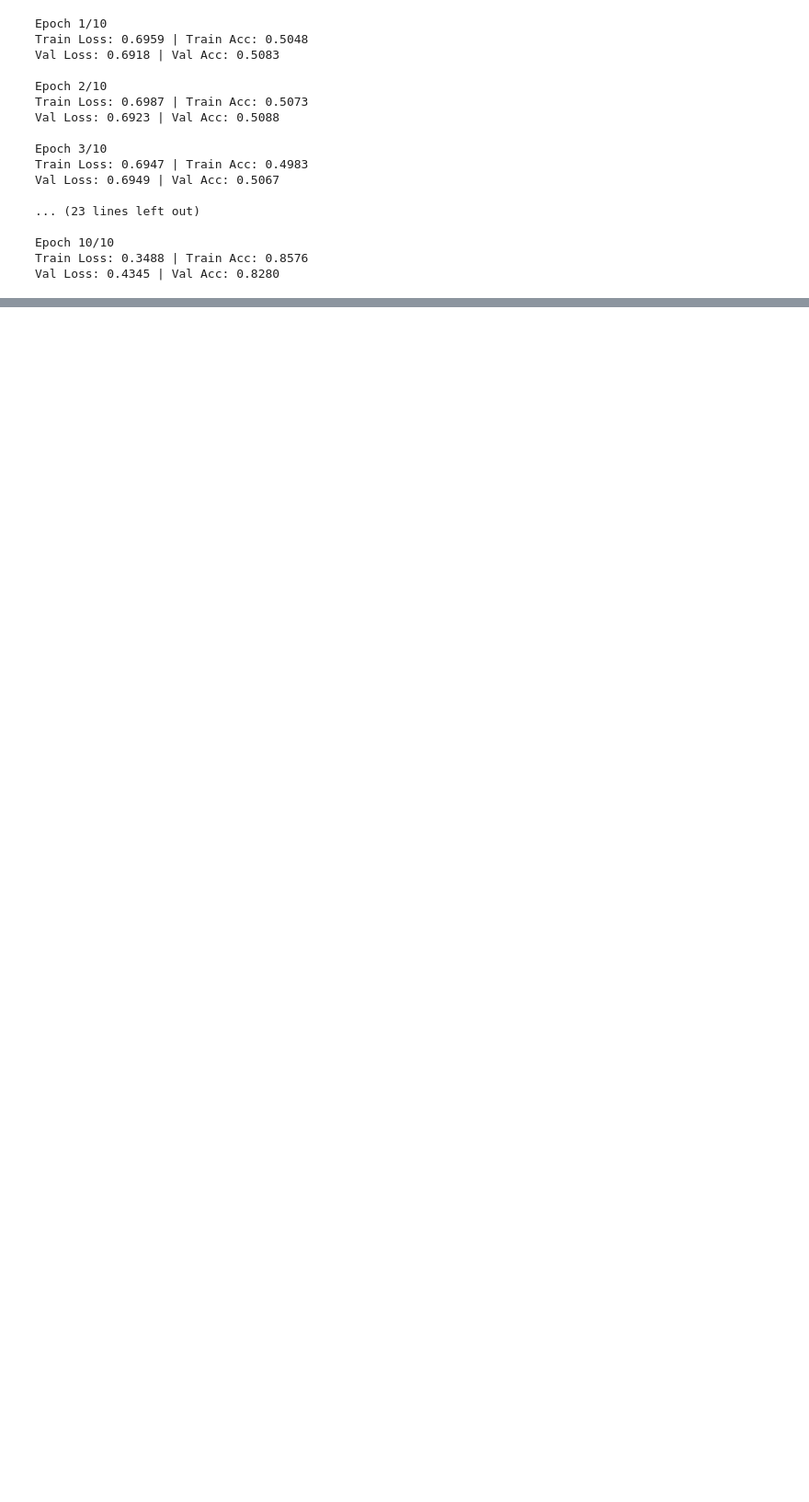
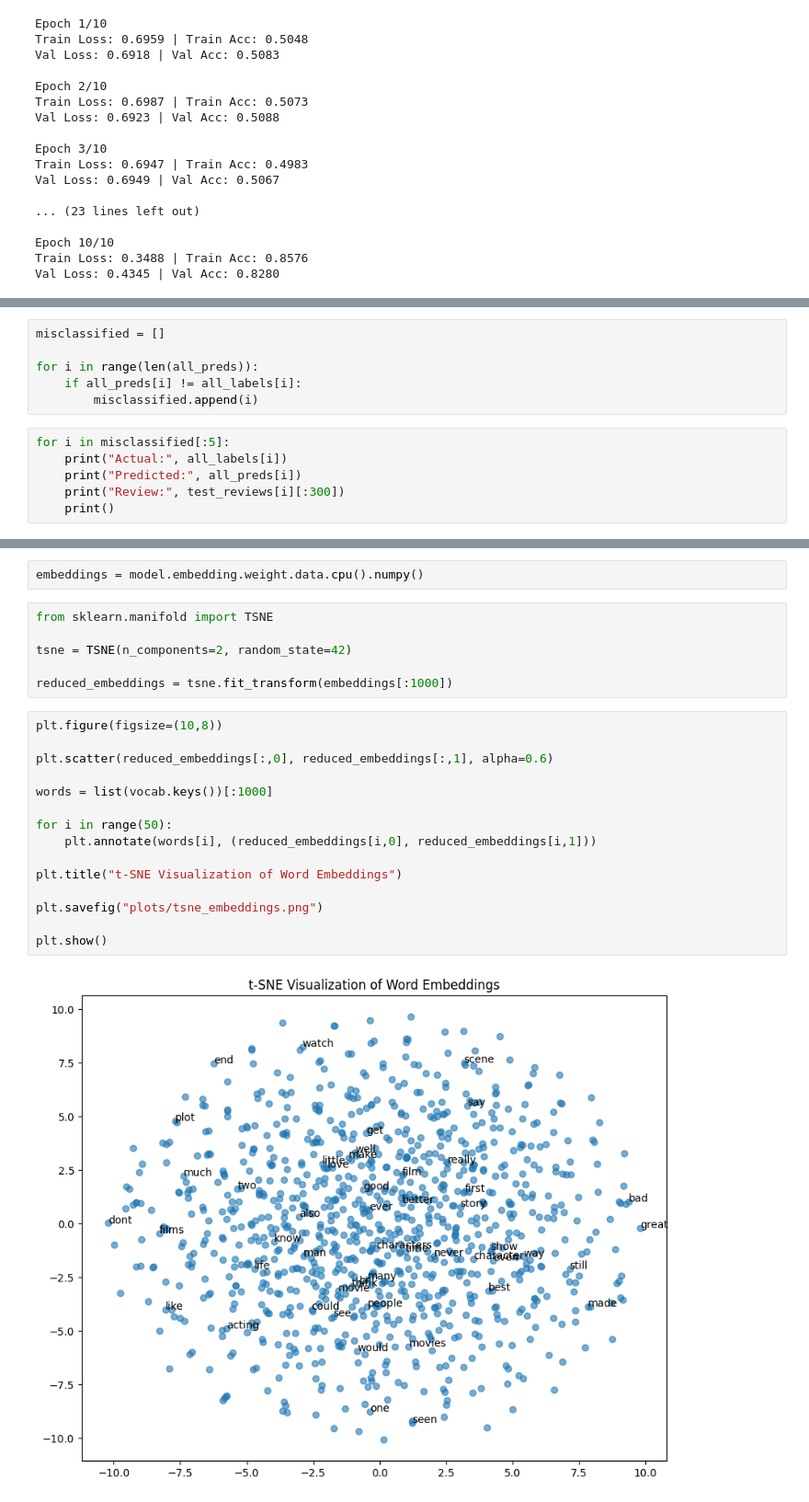
Before and after one commit to ashifa-1/lstm-sentiment-analysis, a Jupyter notebook: notebook.ipynb, the cells around one changed output, grey strips where cells are left out. Shown at 92% size. Cells and saved outputs as stored; diff of their text form; blank space fills up the shorter version.

```diff
--- a/notebook.ipynb
+++ b/notebook.ipynb
@@ -468,0 +537,12 @@ Val Loss: 0.4345 | Val Acc: 0.8280
+# %%
+misclassified = []
+
+for i in range(len(all_preds)):
+    if all_preds[i] != all_labels[i]:
+        misclassified.append(i)
+# %%
+for i in misclassified[:5]:
+    print("Actual:", all_labels[i])
+    print("Predicted:", all_preds[i])
+    print("Review:", test_reviews[i][:300])
+    print()
@@ -468,0 +582,25 @@ Val Loss: 0.4345 | Val Acc: 0.8280
+# %%
+embeddings = model.embedding.weight.data.cpu().numpy()
+# %%
+from sklearn.manifold import TSNE
+
+tsne = TSNE(n_components=2, random_state=42)
+
+reduced_embeddings = tsne.fit_transform(embeddings[:1000])
+# %%
+plt.figure(figsize=(10,8))
+
+plt.scatter(reduced_embeddings[:,0], reduced_embeddings[:,1], alpha=0.6)
+
+words = list(vocab.keys())[:1000]
+
+for i in range(50):
+    plt.annotate(words[i], (reduced_embeddings[i,0], reduced_embeddings[i,1]))
+
+plt.title("t-SNE Visualization of Word Embeddings")
+
+plt.savefig("plots/tsne_embeddings.png")
+
+plt.show()
+# %% [output]
+[figure, added]
```
Also changed, not shown: parts of 10 cells of this notebook.
